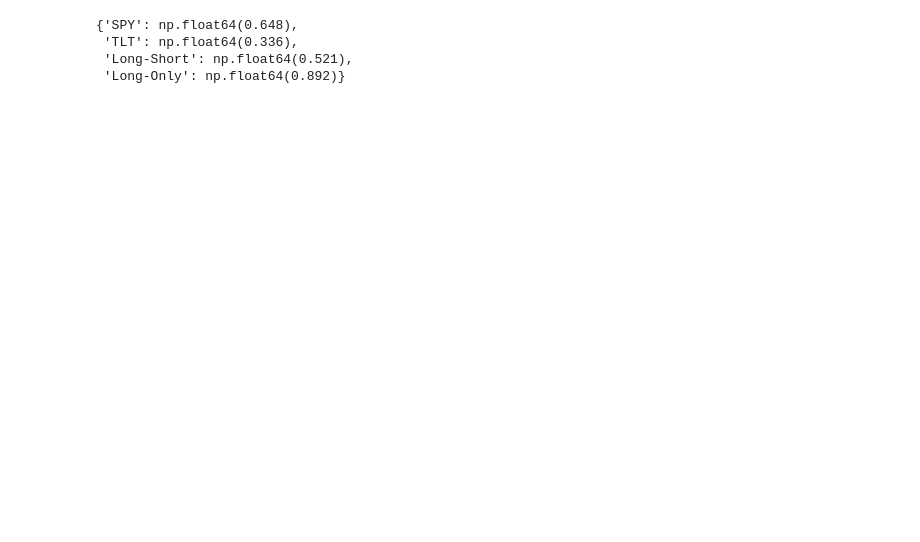
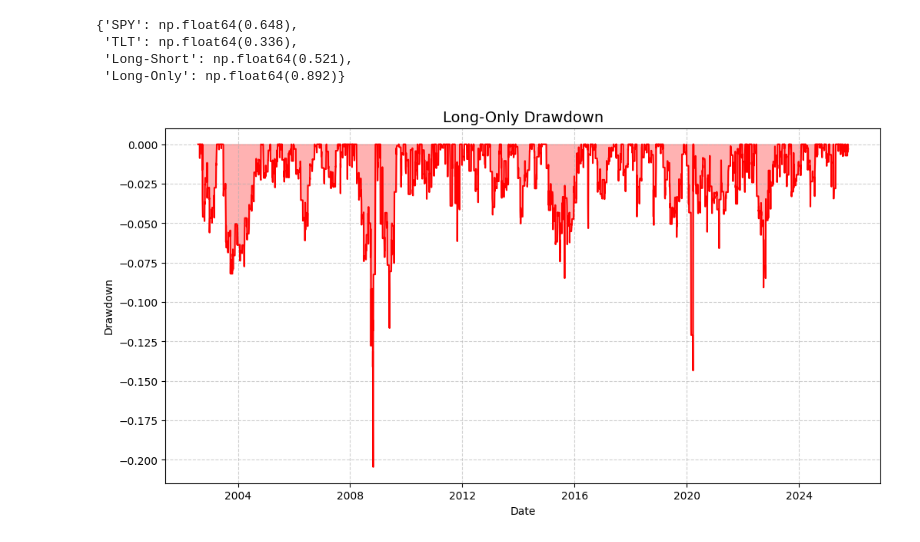
Before and after one commit to jai-chau/monthEndRebalance, a Jupyter notebook: rebal.ipynb, the cells around one changed output. Saved outputs shown, nothing was run; the diff lists cells and outputs as text; code cells hidden in the pictures; blank space fills up the shorter version.

```diff
--- a/rebal.ipynb
+++ b/rebal.ipynb
@@ -139,3 +139,24 @@ sharpe
  'TLT': np.float64(0.336),
  'Long-Short': np.float64(0.521),
  'Long-Only': np.float64(0.892)}
+# %%
+r_lo = finalRet["r_strat_lo"].to_numpy()
+
+# Turn NaNs to 0
+r_lo = np.nan_to_num(r_lo, nan=0.0)
+
+# Calculate drawdown
+cum_lo = np.cumprod(r_lo + 1)
+prevpeak_lo = np.maximum.accumulate(cum_lo)
+drawdown_lo = (cum_lo - prevpeak_lo) / prevpeak_lo
+
+plt.figure(figsize=(12,6))
+plt.plot(finalRet["date"].to_numpy(), drawdown_lo, color='red', linewidth=1.5)
+plt.fill_between(finalRet["date"].to_numpy(), drawdown_lo, 0, color='red', alpha=0.3)
+plt.title("Long-Only Drawdown", fontsize=14)
+plt.xlabel("Date")
+plt.ylabel("Drawdown")
+plt.grid(True, linestyle='--', alpha=0.6)
+plt.show()
+# %% [output]
+[figure, added]
```
Also changed, not shown: parts of 2 cells of this notebook.
